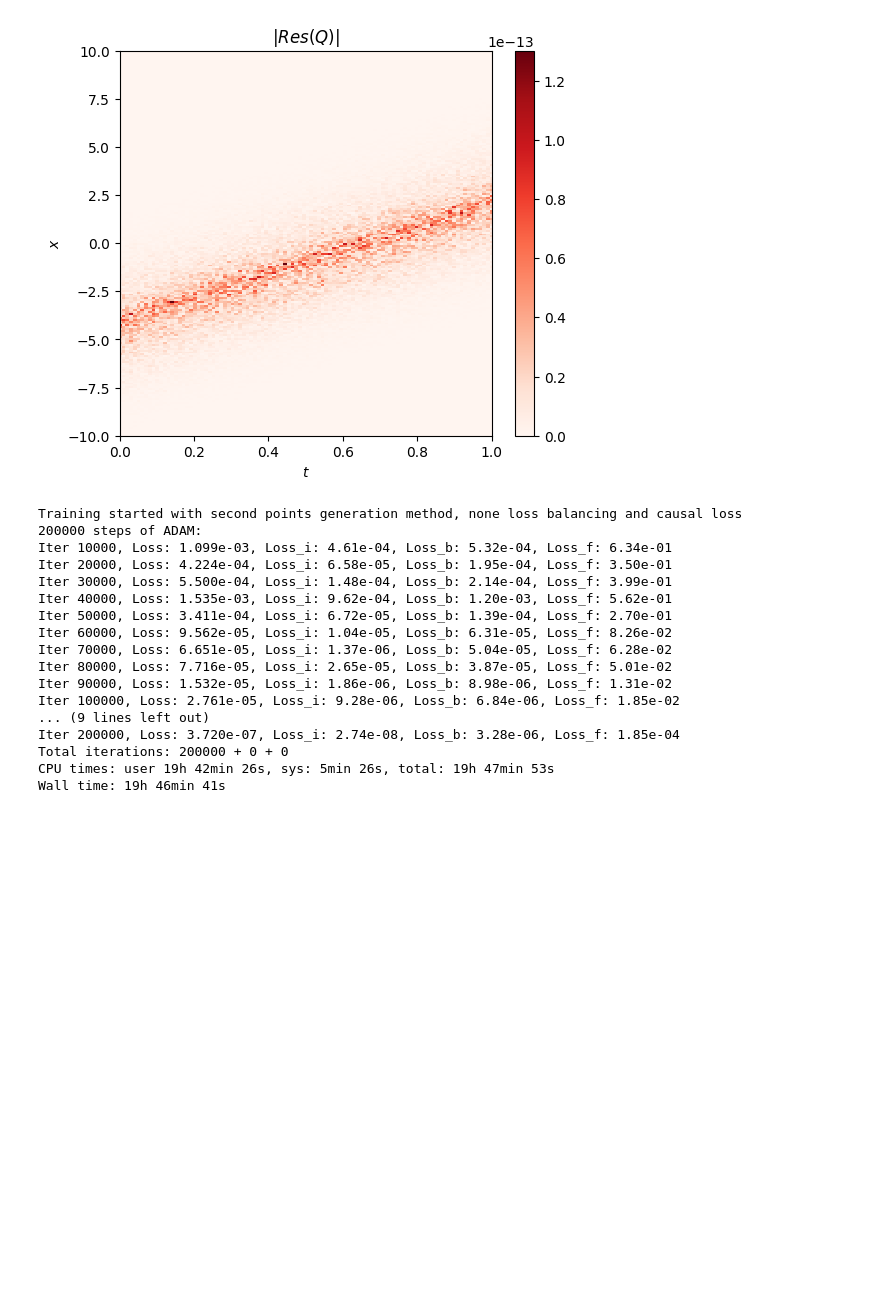
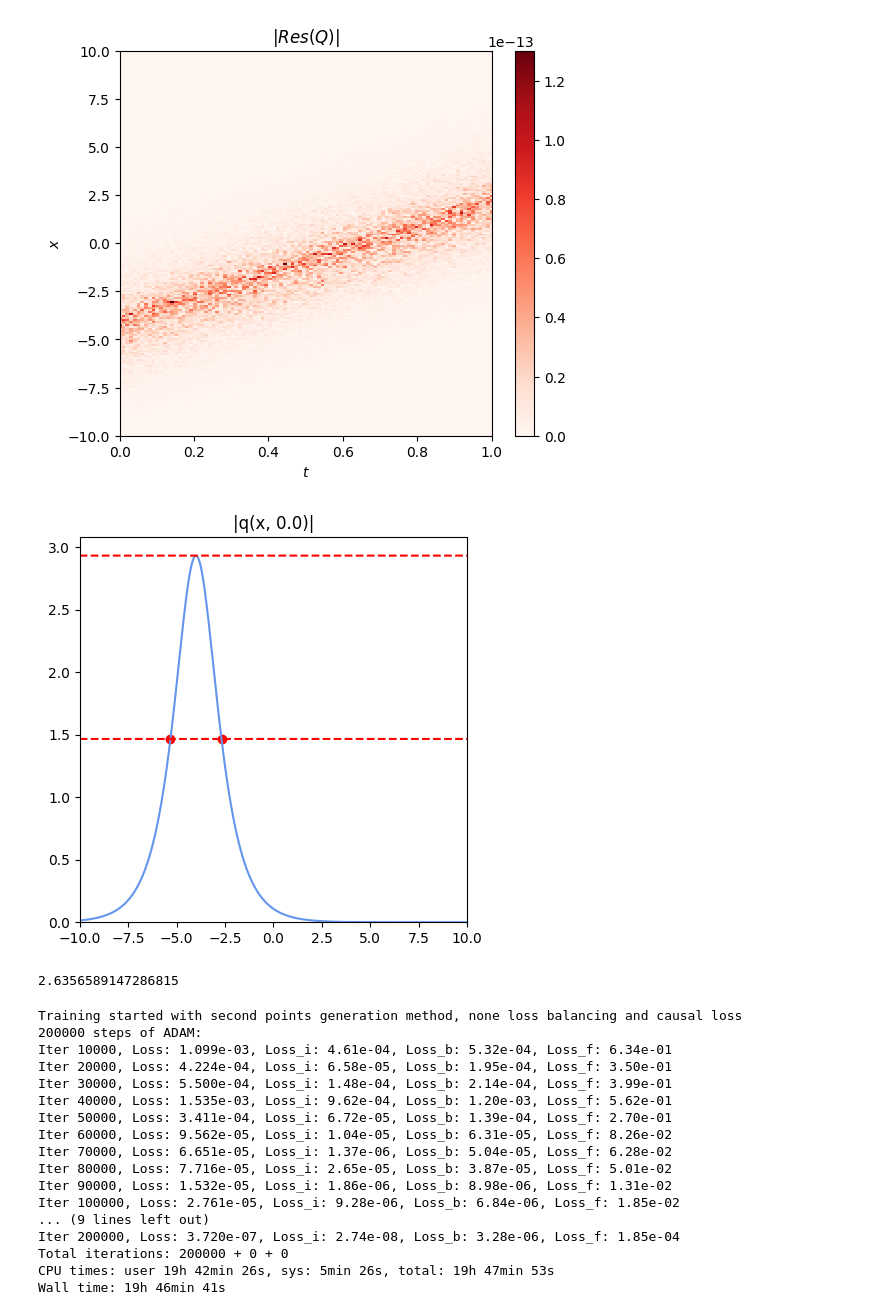
Before and after one commit to mikhakuv/Schrodinger_PINN, a Jupyter notebook: examples/PINN(6th_order).ipynb, the cells around one changed output. Saved outputs shown, nothing was run; the diff lists cells and outputs as text; code cells hidden in the pictures; blank space fills up the shorter version.

```diff
--- a/examples/PINN(6th_order).ipynb
+++ b/examples/PINN(6th_order).ipynb
@@ -33,6 +33,11 @@ a1 = 1.000, a2 = -1.000, a3 = -2.800, a4 = -0.300, a5 = -0.600, a6 = 0.100,
 [figure]
 [figure]
 [figure]
+# %%
+problem.find_half_width(eps=0.01)
+# %% [output]
+[figure, added]
+2.6356589147286815
 # %%
 #data for training
 X_i_train, U_i_train, V_i_train, X_b_train, X_grid = make_points(problem, init_points_amt=400, bound_points_amt=100, grid_resolution_x=200, grid_resolution_t=100)
```
Also changed, not shown: parts of 4 cells of this notebook, 2 other files.
